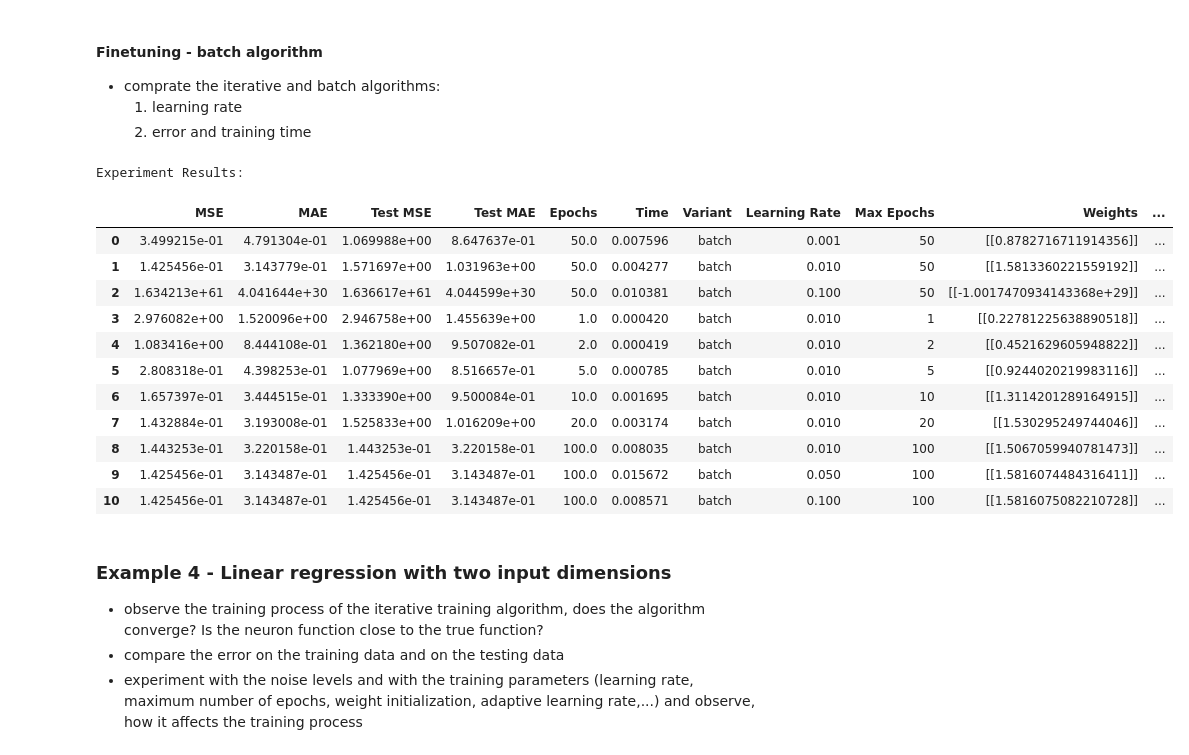
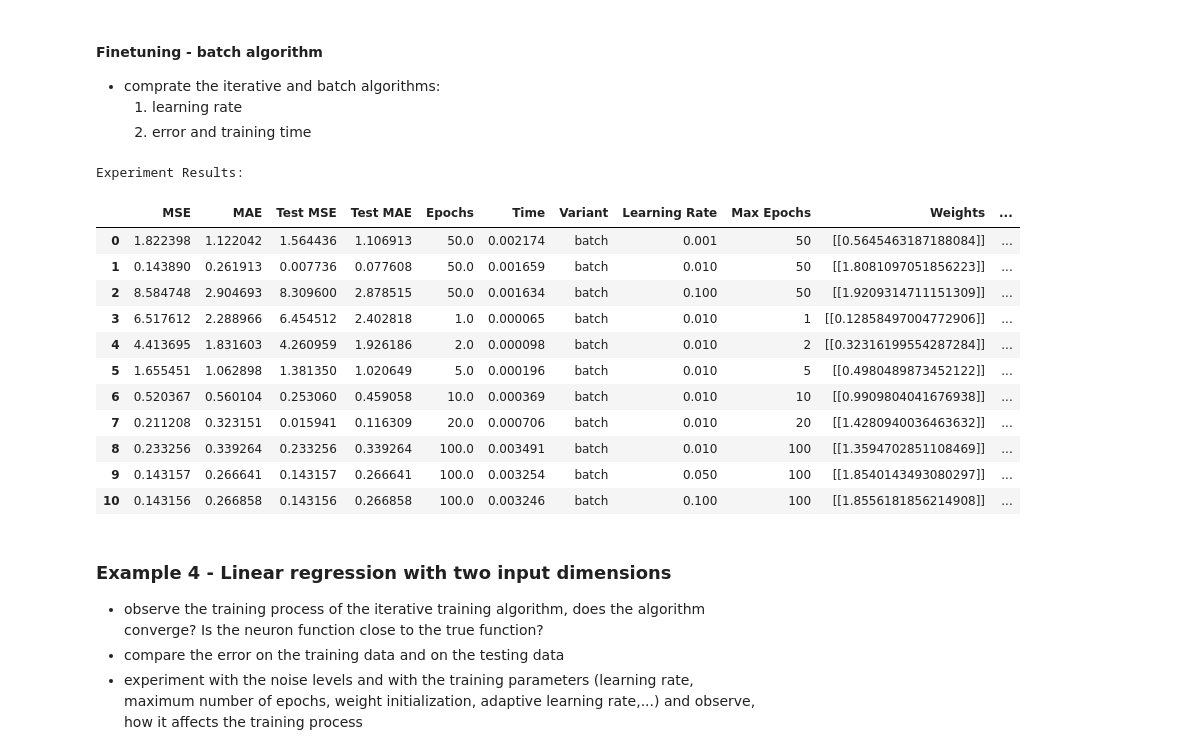
Before and after one commit to reitezuz/18NES1-2026, a Jupyter notebook: week03/linear_neuron.ipynb, the cells around one changed output. Drawn from its saved outputs; the diff is of its cells as text; code cells hidden in the pictures.

```diff
--- a/week03/linear_neuron.ipynb
+++ b/week03/linear_neuron.ipynb
@@ -1157,9 +1159,9 @@ Experiment Results:
 - Train the model with early stopping (by setting the parameter max_validation_steps to an integer value)
 # %%
 # Training, validation and test data:
-inputs, true_outputs           = generate_regression_data_1D(A=1.5, B=3, std_noise=0.3, number_of_samples=50)  # y = A x1 + B + noise
-test_inputs, test_true_outputs = generate_regression_data_1D(A=1.5, B=3, std_noise=0.3, number_of_samples=50)
-validation_data                = generate_regression_data_1D(A=1.5, B=3, std_noise=0.3, number_of_samples=50)
+inputs, true_outputs           = generate_regression_data_1D(A=1.5, B=3, std_noise=0.5, number_of_samples=20)  # y = A x1 + B + noise
+test_inputs, test_true_outputs = generate_regression_data_1D(A=1.5, B=3, std_noise=0.5, number_of_samples=20)
+validation_data                = generate_regression_data_1D(A=1.5, B=3, std_noise=0.5, number_of_samples=20)
 # %%
 # Example: linear regression
 #inputs, true_outputs           = generate_regression_data_1D(A=1.5, B=3, std_noise=0.3, number_of_samples=50)  # y = A x1 + B + noise
@@ -1320,9 +1324,9 @@ Train MSE error: 0.056345893147959306, Test MSE: 0.09206997955570484
 # DataFrame to store the results for comparisons:
 experiment_results_r = pd.DataFrame(columns=['MSE', 'MAE', 'Test MSE', 'Test MAE', 'Epochs', 'Time', 'Variant', 'Learning Rate', 'Max Epochs', 'Weights', 'Bias', 'Data Description'])
 #np.random.seed(42)  # For reproducibility
-inputs, true_outputs = generate_regression_data_1D(A=1.5, B=3, std_noise=0.3, number_of_samples=50)
-test_inputs, test_true_outputs = generate_regression_data_1D(A=1.5, B=3, std_noise=0.3, number_of_samples=50)
-validation_data                = generate_regression_data_1D(A=1.5, B=3, std_noise=0.3, number_of_samples=50)
+#inputs, true_outputs = generate_regression_data_1D(A=1.5, B=3, std_noise=0.3, number_of_samples=50)
+#test_inputs, test_true_outputs = generate_regression_data_1D(A=1.5, B=3, std_noise=0.3, number_of_samples=50)
+#validation_data                = generate_regression_data_1D(A=1.5, B=3, std_noise=0.3, number_of_samples=50)
 
 data_description_orig = "regr. 1"
 
@@ -1381,9 +1385,9 @@ Experiment Results:
 # DataFrame to store the results for comparisons:
 experiment_results_r = pd.DataFrame(columns=['MSE', 'MAE', 'Test MSE', 'Test MAE', 'Epochs', 'Time', 'Variant', 'Learning Rate', 'Max Epochs', 'Weights', 'Bias', 'Data Description'])
 #np.random.seed(42)  # For reproducibility
-inputs, true_outputs = generate_regression_data_1D(A=1.5, B=3, std_noise=0.3, number_of_samples=50)
-test_inputs, test_true_outputs = generate_regression_data_1D(A=1.5, B=3, std_noise=0.3, number_of_samples=50)
-validation_data                = generate_regression_data_1D(A=1.5, B=3, std_noise=0.3, number_of_samples=50)
+#inputs, true_outputs = generate_regression_data_1D(A=1.5, B=3, std_noise=0.3, number_of_samples=50)
+#test_inputs, test_true_outputs = generate_regression_data_1D(A=1.5, B=3, std_noise=0.3, number_of_samples=50)
+#validation_data                = generate_regression_data_1D(A=1.5, B=3, std_noise=0.3, number_of_samples=50)
 
 data_description_orig = "regr. 1"
 
@@ -1394,44 +1398,44 @@ min_error = 0.0001
 epochs = 50
 learning_rate = 0.05
 init_method = 'random'
 print_progress = False
 max_validation_steps = 5 #None
 
 data_description = data_description_orig + " " + ("adaptive " if adaptive_learning_rate else "non-adaptive ") + str(min_error)
 
 # learning rate
 for learning_rate in [0.001, 0.01, 0.1]:
     run_example_multiple_times(experiment_results_r, (inputs, true_outputs), (test_inputs, test_outputs), validation_data, epochs, init_method , learning_rate, print_progress, variant, data_description, adaptive_learning_rate, min_error, max_validation_steps)
 
 # epochs
 learning_rate = 0.01
 for epochs in [1, 2, 5, 10, 20]:
     run_example_multiple_times(experiment_results_r, (inputs, true_outputs), (test_inputs, test_outputs), validation_data, epochs, init_method , learning_rate, print_progress, variant, data_description, adaptive_learning_rate, min_error, max_validation_steps)
 
 # adaptive learning rate:
 adaptive_learning_rate = True
 data_description = data_description_orig + " " + ("adaptive " if adaptive_learning_rate else "non-adaptive ") + str(min_error)
 epochs = 100
 for learning_rate in [0.01, 0.05 , 0.1]:
     run_example_multiple_times(experiment_results_r, (inputs, true_outputs), None, None, epochs, init_method , learning_rate, print_progress, variant, data_description, adaptive_learning_rate, min_error, max_validation_steps=None)
 
 
 print("\nExperiment Results:")
 experiment_results_r
 # %% [output]
 Experiment Results:
 |  | MSE | MAE | Test MSE | Test MAE | Epochs | Time | Variant | Learning Rate | Max Epochs | Weights | ... |
-| 0 | 3.499215e-01 | 4.791304e-01 | 1.069988e+00 | 8.647637e-01 | 50.0 | 0.007596 | batch | 0.001 | 50 | [[0.8782716711914356]] | ... |
-| 1 | 1.425456e-01 | 3.143779e-01 | 1.571697e+00 | 1.031963e+00 | 50.0 | 0.004277 | batch | 0.010 | 50 | [[1.5813360221559192]] | ... |
-| 2 | 1.634213e+61 | 4.041644e+30 | 1.636617e+61 | 4.044599e+30 | 50.0 | 0.010381 | batch | 0.100 | 50 | [[-1.0017470934143368e+29]] | ... |
-| 3 | 2.976082e+00 | 1.520096e+00 | 2.946758e+00 | 1.455639e+00 | 1.0 | 0.000420 | batch | 0.010 | 1 | [[0.22781225638890518]] | ... |
-| 4 | 1.083416e+00 | 8.444108e-01 | 1.362180e+00 | 9.507082e-01 | 2.0 | 0.000419 | batch | 0.010 | 2 | [[0.4521629605948822]] | ... |
-| 5 | 2.808318e-01 | 4.398253e-01 | 1.077969e+00 | 8.516657e-01 | 5.0 | 0.000785 | batch | 0.010 | 5 | [[0.9244020219983116]] | ... |
-| 6 | 1.657397e-01 | 3.444515e-01 | 1.333390e+00 | 9.500084e-01 | 10.0 | 0.001695 | batch | 0.010 | 10 | [[1.3114201289164915]] | ... |
-| 7 | 1.432884e-01 | 3.193008e-01 | 1.525833e+00 | 1.016209e+00 | 20.0 | 0.003174 | batch | 0.010 | 20 | [[1.530295249744046]] | ... |
-| 8 | 1.443253e-01 | 3.220158e-01 | 1.443253e-01 | 3.220158e-01 | 100.0 | 0.008035 | batch | 0.010 | 100 | [[1.5067059940781473]] | ... |
-| 9 | 1.425456e-01 | 3.143487e-01 | 1.425456e-01 | 3.143487e-01 | 100.0 | 0.015672 | batch | 0.050 | 100 | [[1.5816074484316411]] | ... |
-| 10 | 1.425456e-01 | 3.143487e-01 | 1.425456e-01 | 3.143487e-01 | 100.0 | 0.008571 | batch | 0.100 | 100 | [[1.5816075082210728]] | ... |
+| 0 | 1.822398 | 1.122042 | 1.564436 | 1.106913 | 50.0 | 0.002174 | batch | 0.001 | 50 | [[0.5645463187188084]] | ... |
+| 1 | 0.143890 | 0.261913 | 0.007736 | 0.077608 | 50.0 | 0.001659 | batch | 0.010 | 50 | [[1.8081097051856223]] | ... |
+| 2 | 8.584748 | 2.904693 | 8.309600 | 2.878515 | 50.0 | 0.001634 | batch | 0.100 | 50 | [[1.9209314711151309]] | ... |
+| 3 | 6.517612 | 2.288966 | 6.454512 | 2.402818 | 1.0 | 0.000065 | batch | 0.010 | 1 | [[0.12858497004772906]] | ... |
+| 4 | 4.413695 | 1.831603 | 4.260959 | 1.926186 | 2.0 | 0.000098 | batch | 0.010 | 2 | [[0.32316199554287284]] | ... |
+| 5 | 1.655451 | 1.062898 | 1.381350 | 1.020649 | 5.0 | 0.000196 | batch | 0.010 | 5 | [[0.4980489873452122]] | ... |
+| 6 | 0.520367 | 0.560104 | 0.253060 | 0.459058 | 10.0 | 0.000369 | batch | 0.010 | 10 | [[0.9909804041676938]] | ... |
+| 7 | 0.211208 | 0.323151 | 0.015941 | 0.116309 | 20.0 | 0.000706 | batch | 0.010 | 20 | [[1.4280940036463632]] | ... |
+| 8 | 0.233256 | 0.339264 | 0.233256 | 0.339264 | 100.0 | 0.003491 | batch | 0.010 | 100 | [[1.3594702851108469]] | ... |
+| 9 | 0.143157 | 0.266641 | 0.143157 | 0.266641 | 100.0 | 0.003254 | batch | 0.050 | 100 | [[1.8540143493080297]] | ... |
+| 10 | 0.143156 | 0.266858 | 0.143156 | 0.266858 | 100.0 | 0.003246 | batch | 0.100 | 100 | [[1.8556181856214908]] | ... |
 # %% [markdown]
 ### Example 4 - Linear regression with two input dimensions
 
```
Also changed, not shown: parts of 17 cells of this notebook.
